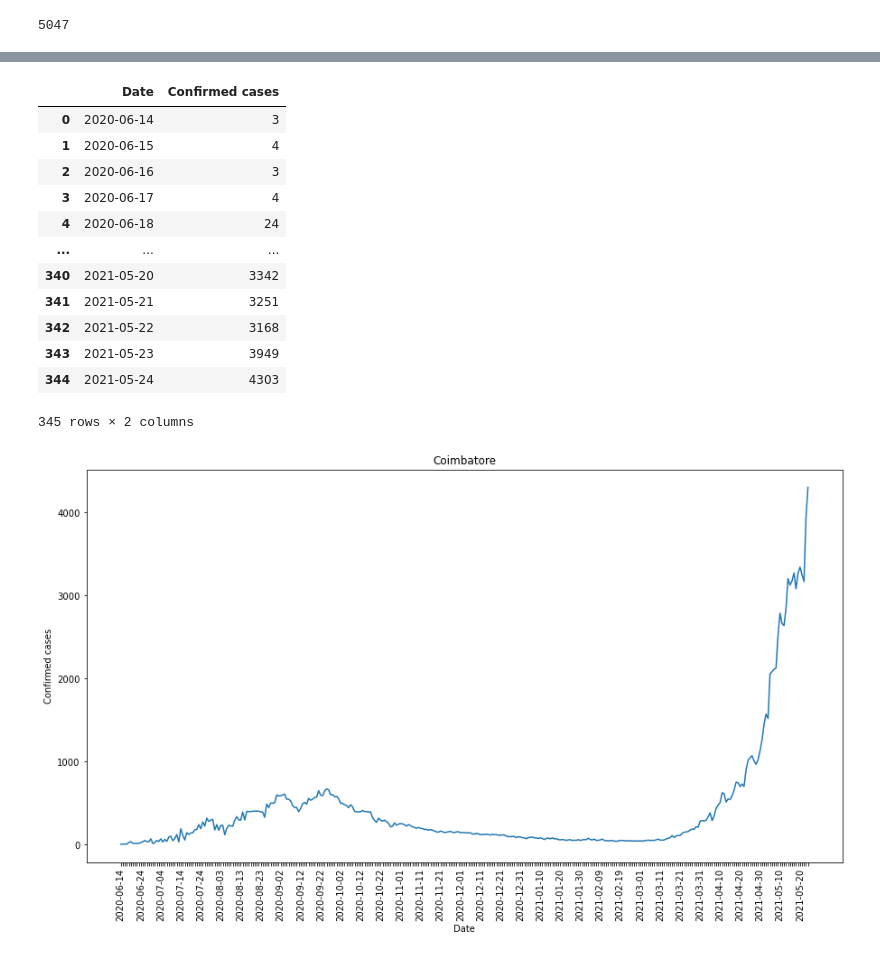
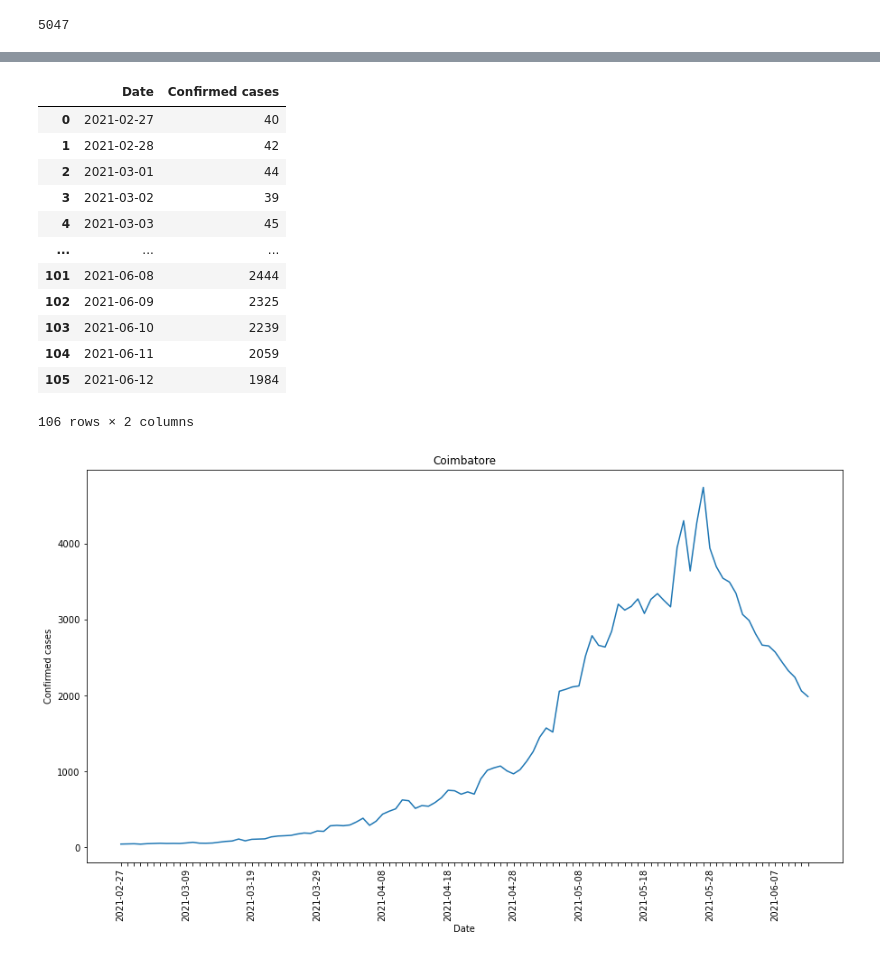
Before and after one commit to Senthilkumarl/covid19, a Jupyter notebook: Covid19 Analysis.ipynb, the cells around one changed output, grey strips where cells are left out. Cells and saved outputs as stored; diff of their text form; code cells hidden in the pictures.

```diff
--- a/Covid19 Analysis.ipynb
+++ b/Covid19 Analysis.ipynb
@@ -130,10 +133,10 @@ def martalityPlot(state, linw = 1.5, linestyle='-'):
     confct = [getDataStCtot(data, d, state) for d in dates]
     df = pd.DataFrame(list(zip(dates, dect, confct)),
                columns =['Date', 'deceased', 'Confirmed cases'])
-    df['ravgD'] = df['deceased'].rolling(rFact+7).mean()
-    df['ravgC'] = df['Confirmed cases'].rolling(rFact+7).mean()
+    df['ravgD'] = df['deceased'].rolling(rFact).mean()
+    df['ravgC'] = df['Confirmed cases'].rolling(rFact).mean()
     df['Mortality rate'] = 100*df['ravgD'] / df['ravgC']
-
+    print('Current mortality rate of ', state , ' is ' ,round(df['Mortality rate'][-1:].to_list()[0], 3))
     ax = sns.lineplot(x="Date", y='Mortality rate', data=df, label = state, linewidth = linw, linestyle = linestyle)
     plt.xticks(rotation=90)
 
@@ -712,5 +783,6 @@ getDataCt(data, '2021-05-24', 'Chennai')
 # %%
-dates = list(data.keys())[108:]
+district = 'Chennai'
+dates = list(data.keys())[108:-1]
 confct = [getDataCt(data, d, district) for d in dates]
 df = pd.DataFrame(list(zip(dates, confct)),
                columns =['Date', 'Confirmed cases'])
@@ -734,5 +806,5 @@ df
 # %%
-dates = list(data.keys())[-(90+rFact):]
+dates = list(data.keys())[-(100+rFact):-1]
 confct = [getDataCt(data, d, district) for d in dates]
 Dect = [getDataDt(data, d, district) for d in dates]
 df = pd.DataFrame(list(zip(dates, confct, Dect)),
@@ -854,24 +926,24 @@ df1 = districtPlotRavg(district)
 # district = 'Chennai'
 # dfD1 = districtPlotRavgD(district)
 # %%
-dates = list(data.keys())[108:]
+# dates = list(data.keys())[108:-1]
 district = 'Coimbatore'
 districtPlot(district)
 # %% [output]
 |  | Date | Confirmed cases |
-| 0 | 2020-06-14 | 3 |
-| 1 | 2020-06-15 | 4 |
-| 2 | 2020-06-16 | 3 |
-| 3 | 2020-06-17 | 4 |
-| 4 | 2020-06-18 | 24 |
+| 0 | 2021-02-27 | 40 |
+| 1 | 2021-02-28 | 42 |
+| 2 | 2021-03-01 | 44 |
+| 3 | 2021-03-02 | 39 |
+| 4 | 2021-03-03 | 45 |
 | ... | ... | ... |
-| 340 | 2021-05-20 | 3342 |
-| 341 | 2021-05-21 | 3251 |
-| 342 | 2021-05-22 | 3168 |
-| 343 | 2021-05-23 | 3949 |
-| 344 | 2021-05-24 | 4303 |
+| 101 | 2021-06-08 | 2444 |
+| 102 | 2021-06-09 | 2325 |
+| 103 | 2021-06-10 | 2239 |
+| 104 | 2021-06-11 | 2059 |
+| 105 | 2021-06-12 | 1984 |
-345 rows × 2 columns
+106 rows × 2 columns
-[figure, old version]
+[figure, new version]
 # %%
 # district = 'Coimbatore'
 # dfD2 = districtPlotRavgD(district)
```
Also changed, not shown: parts of 43 cells of this notebook.
